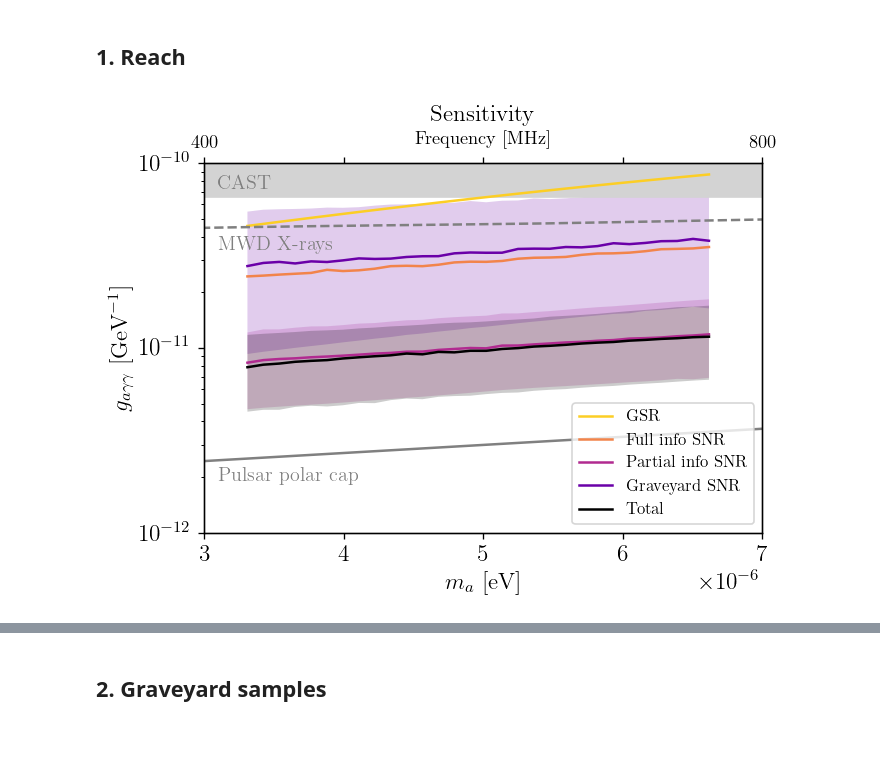
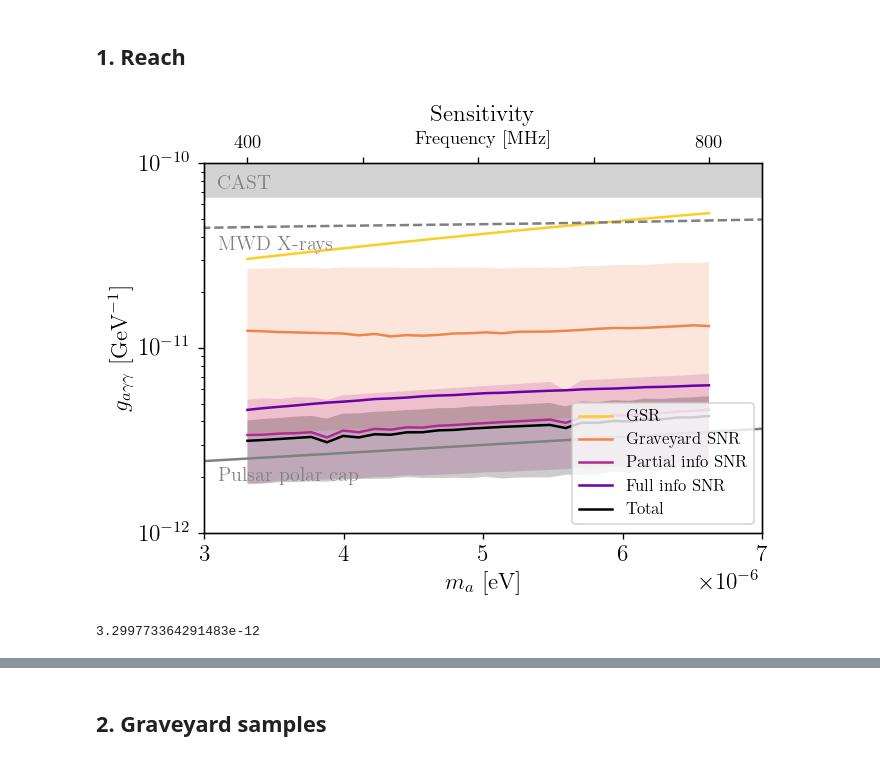
Before and after one commit to yitiansun/axion-mirror, a Jupyter notebook: estimates/plotting.ipynb, the cells around one changed output, grey strips where cells are left out. Saved outputs shown, nothing was run; the diff lists cells and outputs as text; code cells hidden in the pictures.

Commit message:
HIRAX estimates

```diff
--- a/estimates/plotting.ipynb
+++ b/estimates/plotting.ipynb
@@ -23,21 +22,26 @@ config = config_dict['CHIME-nnu30-nra3-ndec3']
+# %%
+config_name = 'HIRAX-1024-nnu30-nra3-ndec3'
+config = config_dict[config_name]
 # %% [markdown]
 ## 1. Reach
 # %%
-plot_names = ['gsr', 'snrf', 'snrp', 'snrg', 'total']
+plot_names = ['gsr', 'snrg', 'snrp', 'snrf', 'total']
 plot_all_samples = False
 
 label_dict = {
     'gsr' : 'GSR',
+    'snrg' : 'Graveyard SNR',
+    'snrp' : 'Partial info SNR',
+    'snrfp' : 'Catalogue SNR',
     'snrf' : 'Full info SNR',
-    'snrp' : 'Partial info SNR',
-    'snrg' : 'Graveyard SNR',
     'total' : 'Total',
 }
 color_dict = {
     'gsr' : cms['plasma'](0.9),
-    'snrf' : cms['plasma'](0.7),
+    'snrg' : cms['plasma'](0.7),
     'snrp' : cms['plasma'](0.4),
-    'snrg' : cms['plasma'](0.2),
+    'snrfp' : cms['plasma'](0.3),
+    'snrf' : cms['plasma'](0.2),
     'total' : 'k',
 }
 telescope = config['telescope']
@@ -45,9 +49,9 @@ telescope = config['telescope']
 fig, ax = plt.subplots()
 
 for pn in plot_names:
-    with h5py.File(f"../outputs/plot_data/{pn}.h5", 'r') as hf:
-        nu_arr = hf['nu'][:]
-        gagg_arr = hf['gagg'][:]
+    with h5py.File(f"../outputs/plot_data/{config_name}/{pn}.h5", 'r') as hf:
+        nu_arr = np.delete(hf['nu'][:], 18, axis=0)
+        gagg_arr = np.delete(hf['gagg'][:], 18, axis=1)
 
         ma_arr = 4*PI*hbar*nu_arr / eV
 
@@ -58,33 +62,33 @@ for pn in plot_names:
                 for i, gagg_sample in enumerate(gagg_arr):
                     ax.plot(ma_arr, gagg_sample, color=color_dict[pn], alpha=0.1,
                             label=(label_dict[pn] if i==0 else None), zorder=-1)
             else:
                 ax.plot(ma_arr, np.median(gagg_arr, axis=0), color=color_dict[pn], label=label_dict[pn])
                 ax.fill_between(ma_arr, np.quantile(gagg_arr, 0.95, axis=0), np.quantile(gagg_arr, 0.05, axis=0),
                                 alpha=0.2, facecolor=color_dict[pn], edgecolor='none')
 
 ax.fill_between([1e-6, 1e-5], gagg_CAST/invGeV, 1e-8, color='lightgray')
 ax.text(3.1e-6, 7.3e-11, 'CAST', color='gray')
 
 limit_ma_arr, limit_gagg_arr = np.loadtxt("../data/limits/PulsarPolarCap.txt", unpack=True)
 ax.plot(limit_ma_arr, limit_gagg_arr, color='gray', ls='-')
 ax.text(3.1e-6, 1.9e-12, 'Pulsar polar cap', color='gray')
 
 limit_ma_arr, limit_gagg_arr = np.loadtxt("../data/limits/MWDXrays.txt", unpack=True)
 ax.plot(limit_ma_arr, limit_gagg_arr, color='gray', ls='--')
 ax.text(3.1e-6, 3.4e-11, 'MWD X-rays', color='gray')
 
 ax.set(xlim=(3e-6, 7e-6), ylim=(1e-12, 1e-10), yscale='log')
 ax.set(xlabel='$m_a$ [eV]', ylabel=r'$g_{a\gamma\gamma}$ [GeV$^{-1}$]', title='Sensitivity')
 
 ax_top = ax.twiny()
-ax_top.set(xlim=(400, 800))
+ax_top.set_xlim(np.array(ax.get_xlim()) * eV / (4*PI*hbar))
 ax_top.set_xlabel('Frequency [MHz]', fontsize=11)
 ax_top.set_xticks([400, 500, 600, 700, 800])
 ax_top.set_xticklabels(['400', '', '', '', '800'], fontsize=11)
 ax_top.xaxis.set_label_coords(0.5, 1.05)
 
 ax.legend(loc='lower right', fontsize=10)
-fig.savefig('../outputs/reach.pdf')
+fig.savefig('../outputs/HIRAX-1024_reach.pdf')
 # %% [output]
-[figure, old version]
+[figure, new version]
@@ -90,0 +99,4 @@ fig.savefig('../outputs/reach.pdf')
+# %%
+np.median(gagg_arr, axis=0)[18]
+# %% [output]
+3.299773364291483e-12
```
Also changed, not shown: parts of 4 cells of this notebook, 26 other files.
